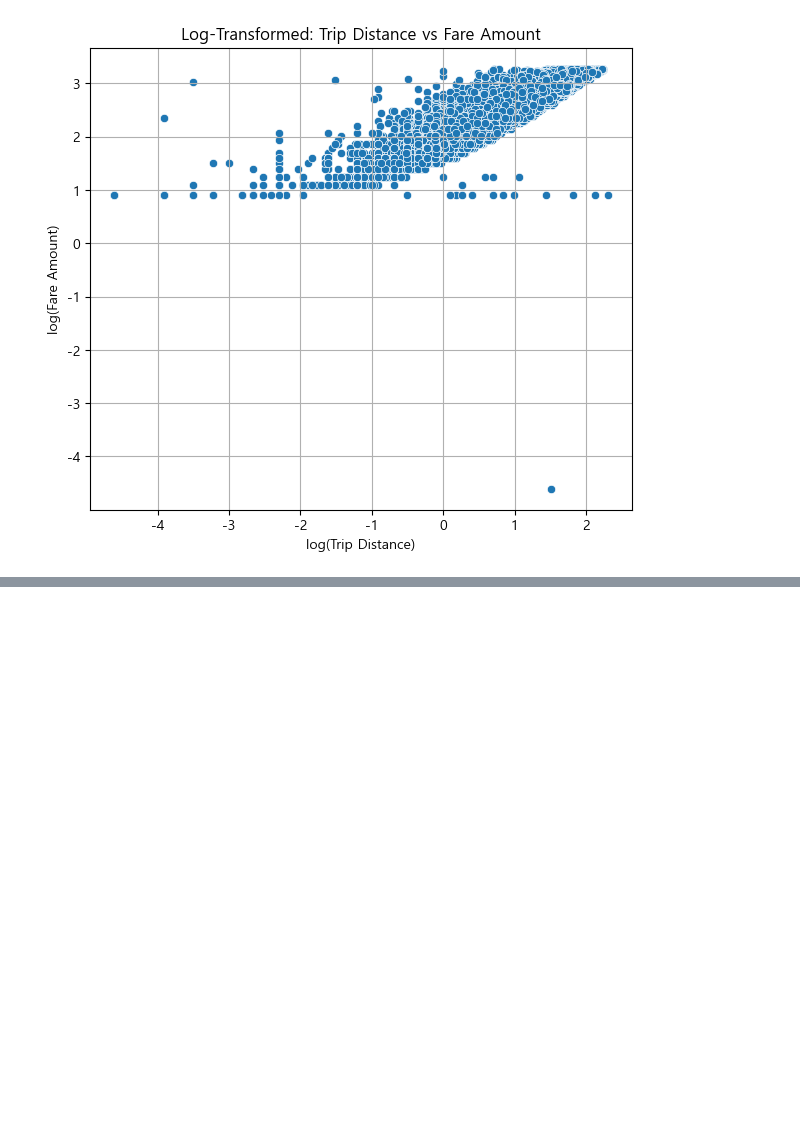
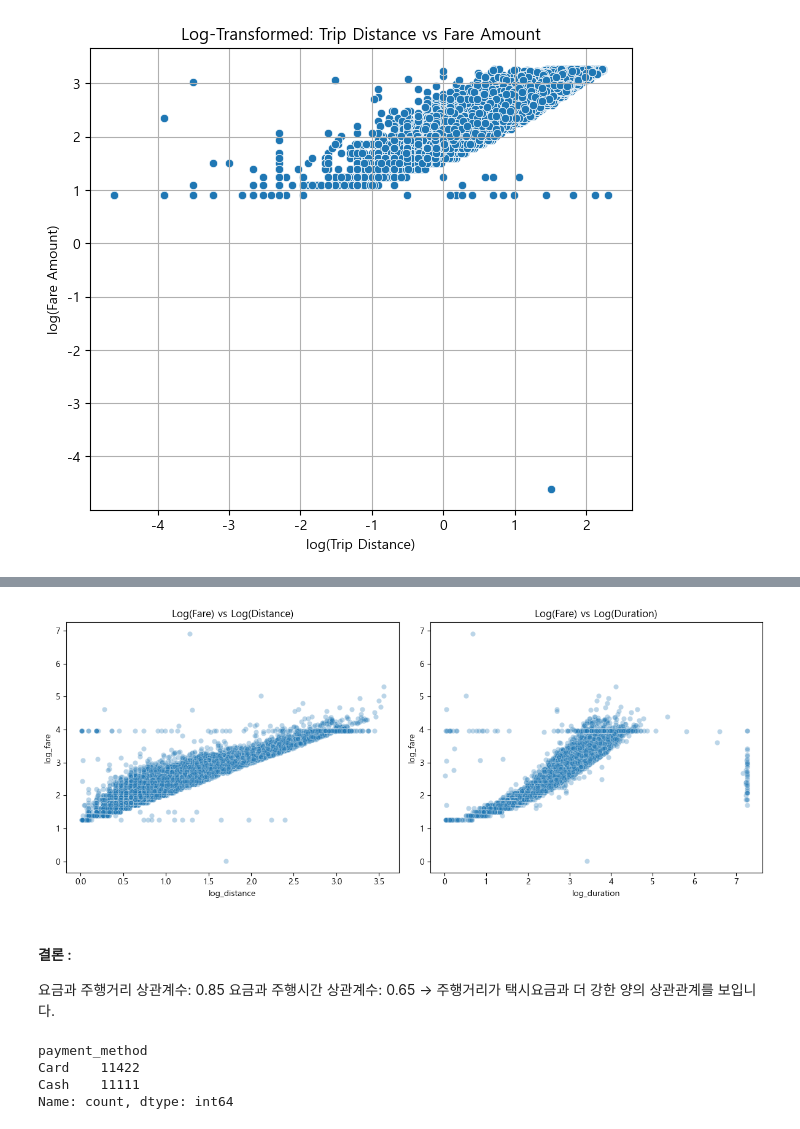
Before and after one commit to planetbb/Data_Project, a Jupyter notebook: taxi_rate.ipynb, the cells around one changed output, grey strips where cells are left out. Cells and saved outputs as stored; diff of their text form; code cells hidden in the pictures; blank space fills up the shorter version.

```diff
--- a/taxi_rate.ipynb
+++ b/taxi_rate.ipynb
@@ -172,0 +254,36 @@ git push -u origin main
+# %%
+# 로그변환하여 다시 비교
+
+plt.figure(figsize=(12, 5))
+
+# 로그 - 거리
+plt.subplot(1, 2, 1)
+sns.scatterplot(x='log_distance', y='log_fare', data=df, alpha=0.3)
+plt.title('Log(Fare) vs Log(Distance)')
+
+# 로그 - 시간
+plt.subplot(1, 2, 2)
+sns.scatterplot(x='log_duration', y='log_fare', data=df, alpha=0.3)
+plt.title('Log(Fare) vs Log(Duration)')
+
+plt.tight_layout()
+plt.show()
+# %% [output]
+[figure, added]
+# %% [markdown]
+#### **결론** :
+요금과 주행거리 상관계수: 0.85
+요금과 주행시간 상관계수: 0.65
+→ 주행거리가 택시요금과 더 강한 양의 상관관계를 보입니다.
+# %%
+# Credit Card와 Debit Card를 모두 "Card"로 통일
+
+df['payment_method'] = df['payment_method'].apply(
+    lambda x: 'Card' if x in ['Credit Card', 'Debit Card'] else x
+)
+print(df['payment_method'].value_counts())
+# %% [output]
+payment_method
+Card    11422
+Cash    11111
+Name: count, dtype: int64
```
Also changed, not shown: parts of 9 cells of this notebook, 1 other file.
